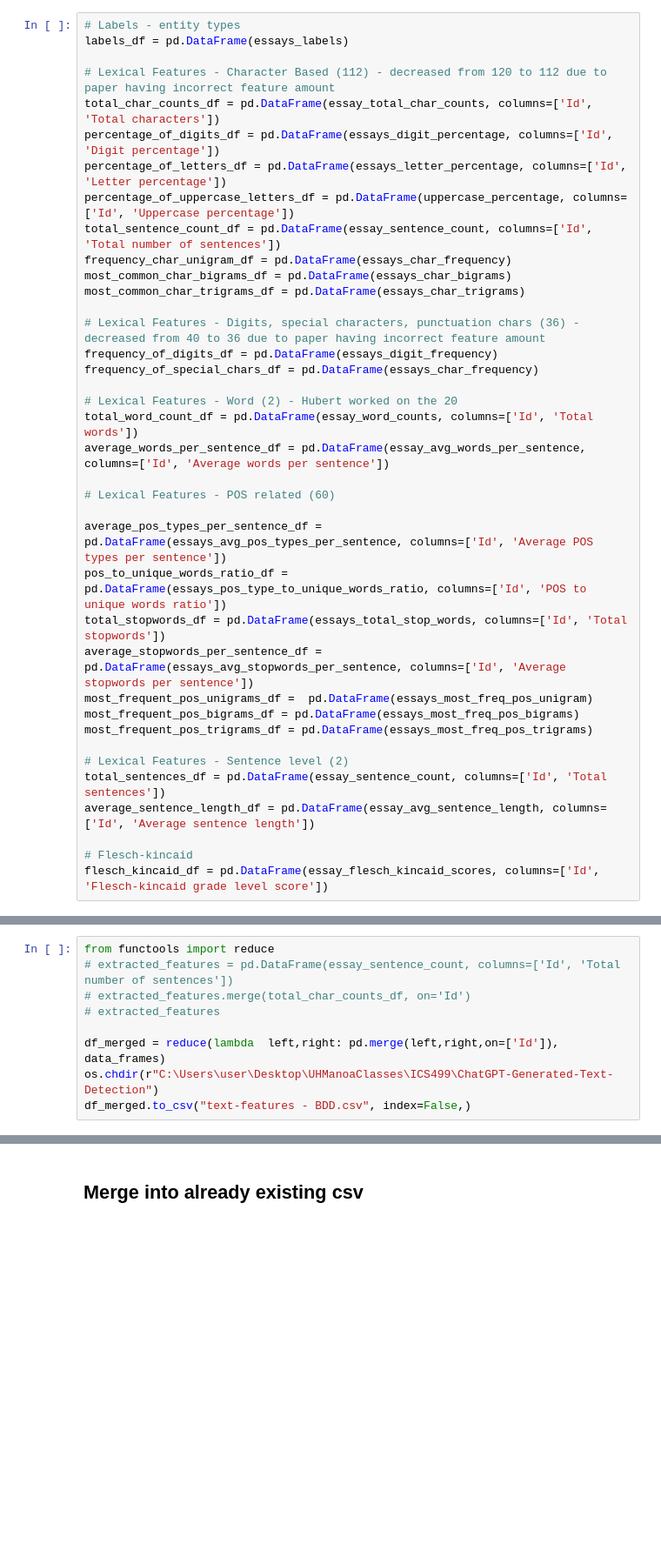
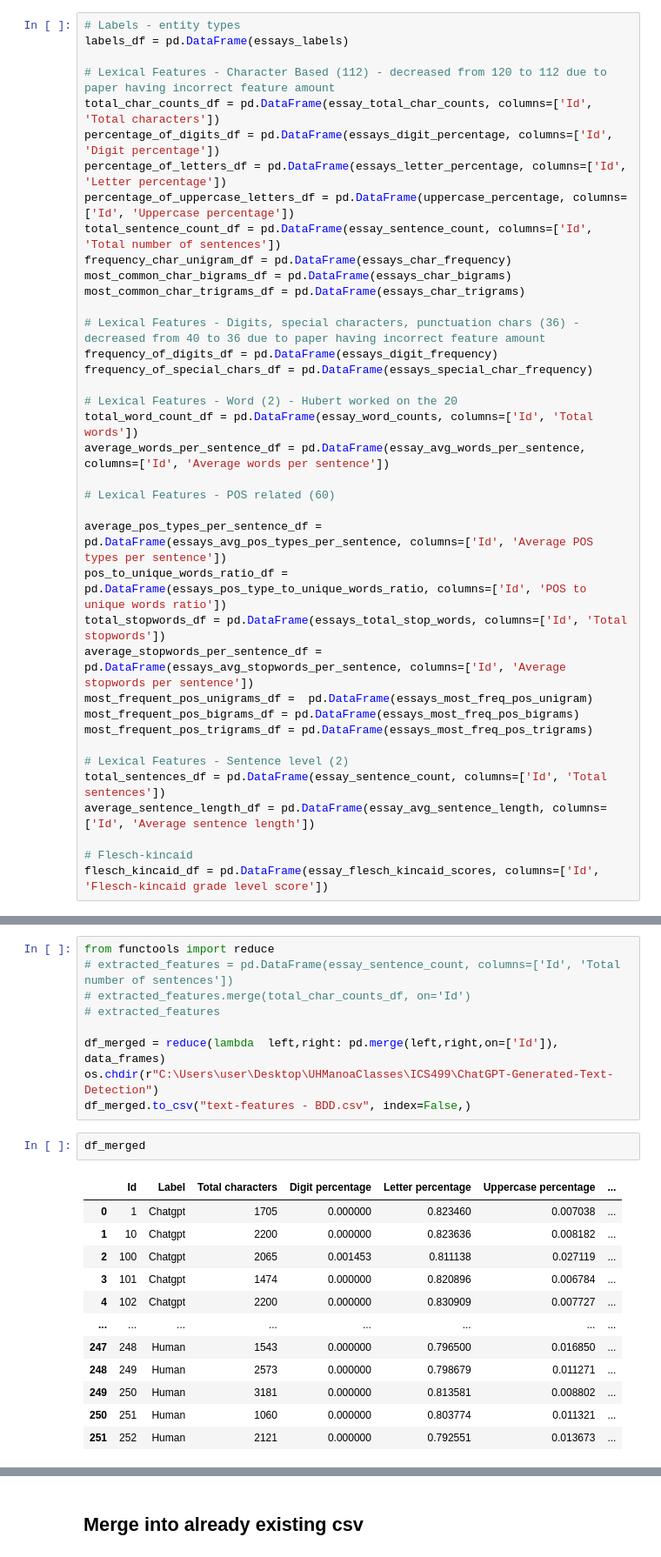
Before and after one commit to Brian-D-Dang/ChatGPT-Generated-Text-Detection, a Jupyter notebook: text_feature_extraction - BDD.ipynb, the cells around one changed output, grey strips where cells are left out. Shown at 87% size. Drawn from its saved outputs; the diff is of its cells as text; blank space fills up the shorter version.

```diff
--- a/text_feature_extraction - BDD.ipynb
+++ b/text_feature_extraction - BDD.ipynb
@@ -1165,7 +1165,7 @@ most_common_char_trigrams_df = pd.DataFrame(essays_char_trigrams)
 
 # Lexical Features - Digits, special characters, punctuation chars (36) - decreased from 40 to 36 due to paper having incorrect feature amount
 frequency_of_digits_df = pd.DataFrame(essays_digit_frequency)
-frequency_of_special_chars_df = pd.DataFrame(essays_char_frequency)
+frequency_of_special_chars_df = pd.DataFrame(essays_special_char_frequency)
 
 # Lexical Features - Word (2) - Hubert worked on the 20
 total_word_count_df = pd.DataFrame(essay_word_counts, columns=['Id', 'Total words'])
@@ -1233,3 +1233,18 @@ from functools import reduce
 df_merged = reduce(lambda  left,right: pd.merge(left,right,on=['Id']), data_frames)
 os.chdir(r"C:\Users\user\Desktop\UHManoaClasses\ICS499\ChatGPT-Generated-Text-Detection")
 df_merged.to_csv("text-features - BDD.csv", index=False,)
+# %%
+df_merged
+# %% [output]
+|  | Id | Label | Total characters | Digit percentage | Letter percentage | Uppercase percentage | ... |
+| 0 | 1 | Chatgpt | 1705 | 0.000000 | 0.823460 | 0.007038 | ... |
+| 1 | 10 | Chatgpt | 2200 | 0.000000 | 0.823636 | 0.008182 | ... |
+| 2 | 100 | Chatgpt | 2065 | 0.001453 | 0.811138 | 0.027119 | ... |
+| 3 | 101 | Chatgpt | 1474 | 0.000000 | 0.820896 | 0.006784 | ... |
+| 4 | 102 | Chatgpt | 2200 | 0.000000 | 0.830909 | 0.007727 | ... |
+| ... | ... | ... | ... | ... | ... | ... | ... |
+| 247 | 248 | Human | 1543 | 0.000000 | 0.796500 | 0.016850 | ... |
+| 248 | 249 | Human | 2573 | 0.000000 | 0.798679 | 0.011271 | ... |
+| 249 | 250 | Human | 3181 | 0.000000 | 0.813581 | 0.008802 | ... |
+| 250 | 251 | Human | 1060 | 0.000000 | 0.803774 | 0.011321 | ... |
+| 251 | 252 | Human | 2121 | 0.000000 | 0.792551 | 0.013673 | ... |
```
Also changed, not shown: parts of 1 cell of this notebook, 2 other files.
